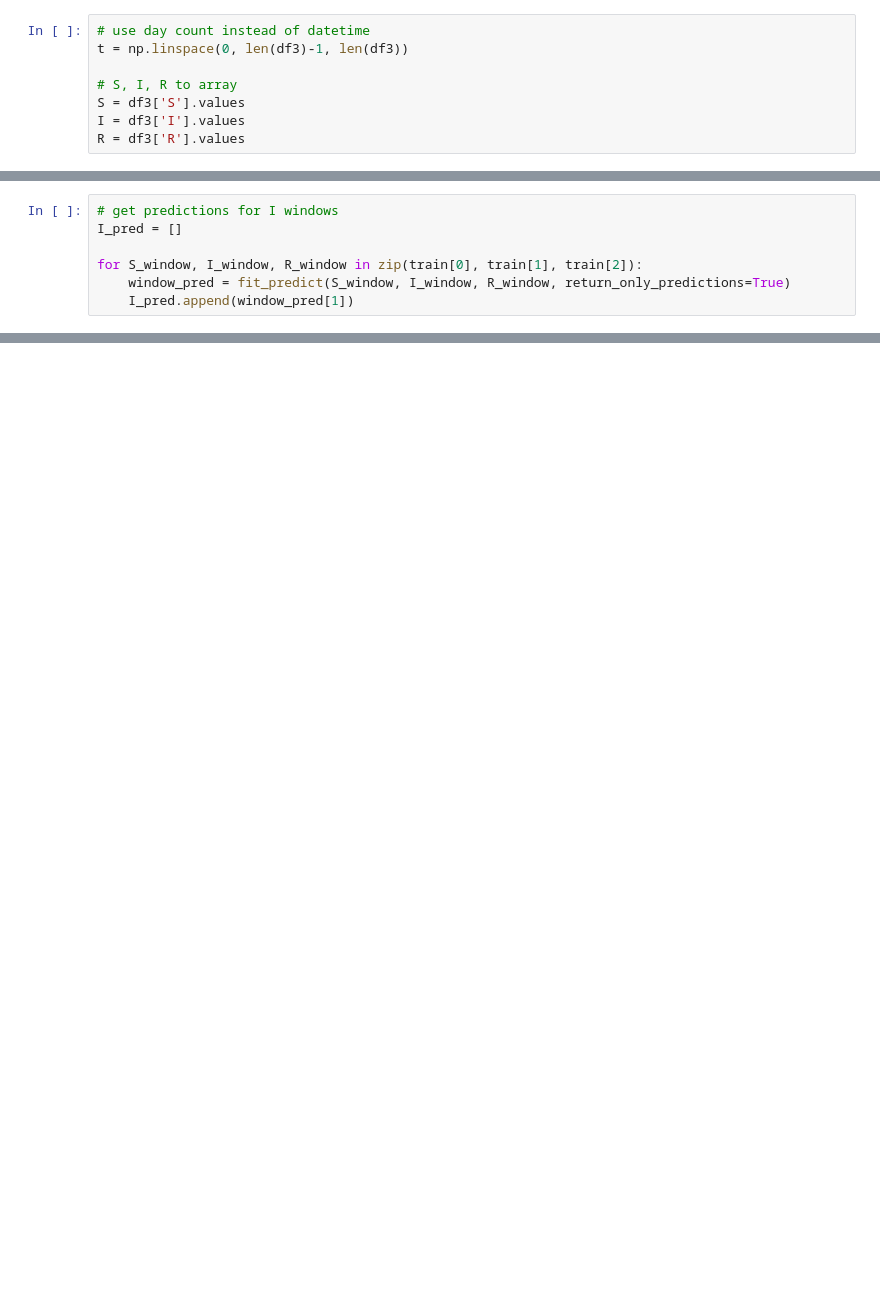
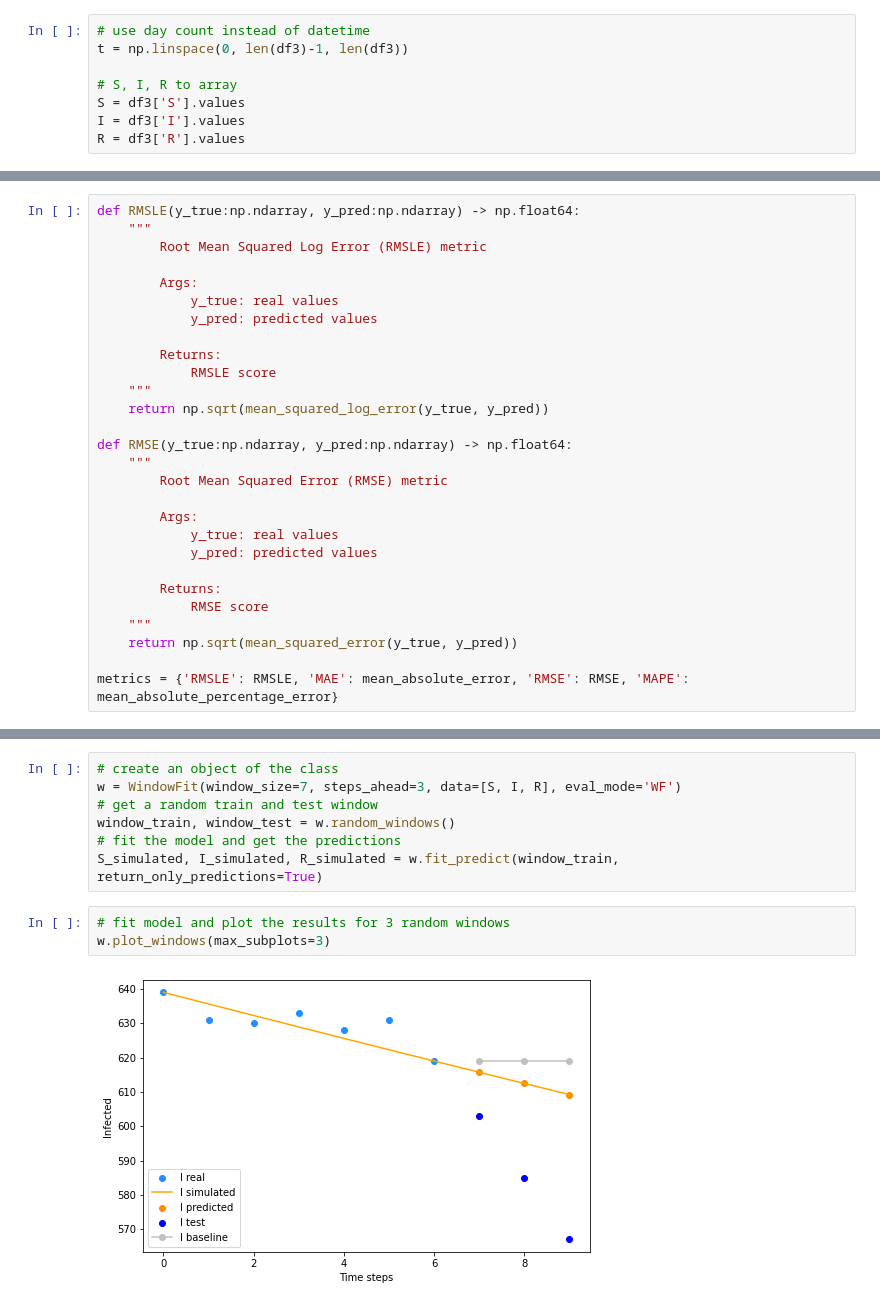
Before and after one commit to marialonsogar/COVID-Dynamics-Model-Comparison, a Jupyter notebook: modeling/sir-spain.ipynb, the cells around one changed output, grey strips where cells are left out. Drawn from its saved outputs; the diff is of its cells as text; blank space fills up the shorter version.

```diff
--- a/modeling/sir-spain.ipynb
+++ b/modeling/sir-spain.ipynb
@@ -558,7 +100,0 @@ plot_rolling_window()
-# %%
-# get predictions for I windows
-I_pred = []
-
-for S_window, I_window, R_window in zip(train[0], train[1], train[2]):
-    window_pred = fit_predict(S_window, I_window, R_window, return_only_predictions=True)
-    I_pred.append(window_pred[1])
@@ -796,0 +113,28 @@ overall_eval_baseline
+# %%
+def RMSLE(y_true:np.ndarray, y_pred:np.ndarray) -> np.float64:
+    """
+        Root Mean Squared Log Error (RMSLE) metric
+
+        Args:
+            y_true: real values
+            y_pred: predicted values
+
+        Returns:
+            RMSLE score
+    """
+    return np.sqrt(mean_squared_log_error(y_true, y_pred))
+
+def RMSE(y_true:np.ndarray, y_pred:np.ndarray) -> np.float64:
+    """
+        Root Mean Squared Error (RMSE) metric
+
+        Args:
+            y_true: real values
+            y_pred: predicted values
+
+        Returns:
+            RMSE score
+    """
+    return np.sqrt(mean_squared_error(y_true, y_pred))
+
+metrics = {'RMSLE': RMSLE, 'MAE': mean_absolute_error, 'RMSE': RMSE, 'MAPE': mean_absolute_percentage_error}
@@ -796,0 +342,12 @@ overall_eval_baseline
+# %%
+# create an object of the class
+w = WindowFit(window_size=7, steps_ahead=3, data=[S, I, R], eval_mode='WF')
+# get a random train and test window
+window_train, window_test = w.random_windows()
+# fit the model and get the predictions
+S_simulated, I_simulated, R_simulated = w.fit_predict(window_train, return_only_predictions=True)
+# %%
+# fit model and plot the results for 3 random windows
+w.plot_windows(max_subplots=3)
+# %% [output]
+[figure, added]
```
Also changed, not shown: parts of 74 cells of this notebook.
